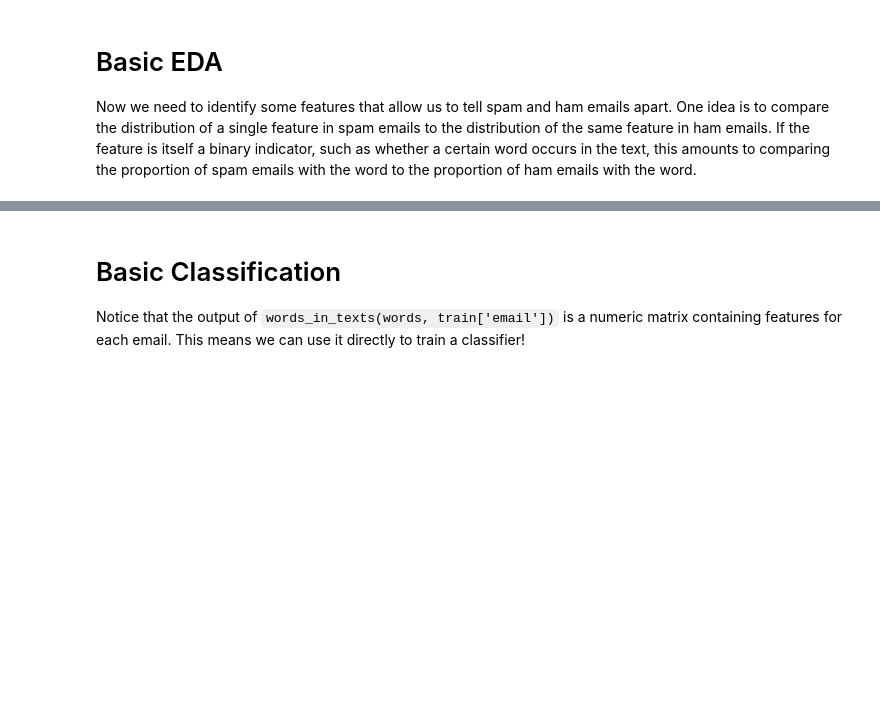
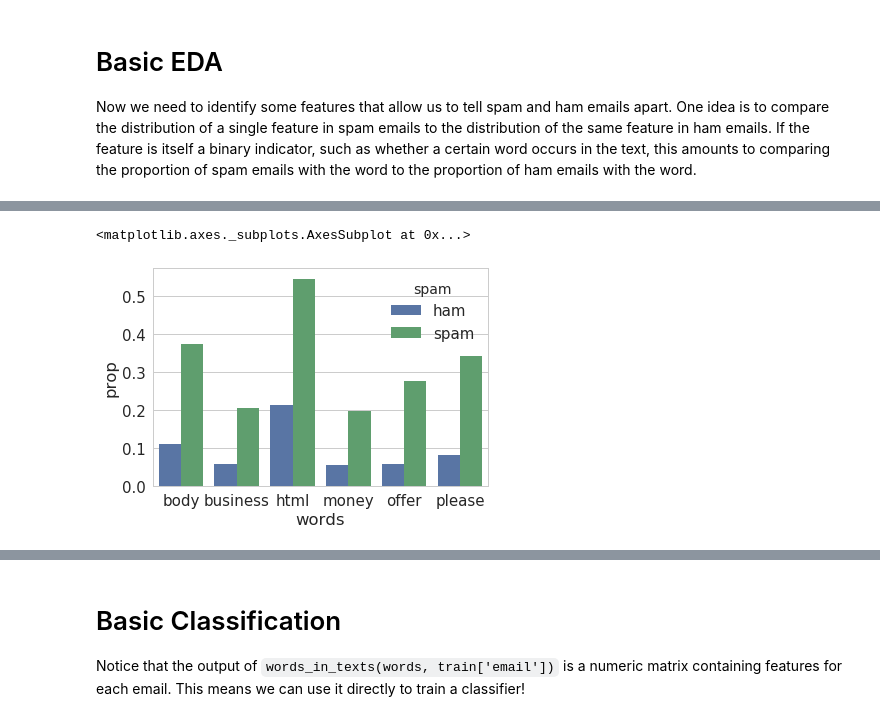
Before and after one commit to hacker0sean/DATA100, a Jupyter notebook: proj2/proj2.ipynb, the cells around one changed output, grey strips where cells are left out. Saved outputs shown, nothing was run; the diff lists cells and outputs as text; code cells hidden in the pictures; blank space fills up the shorter version.

```diff
--- a/proj2/proj2.ipynb
+++ b/proj2/proj2.ipynb
@@ -129,7 +159,14 @@ def words_in_texts(words, texts):
         NumPy array of 0s and 1s with shape (n, p) where n is the
         number of texts and p is the number of words.
     '''
-    indicator_array = ...
-    # YOUR CODE HERE
-    raise NotImplementedError()
+    indicator_array = []
+    for i in texts:
+        single_indicator = []
+        for j in words:
+            if j in i:
+                single_indicator.append(1)
+            else:
+                single_indicator.append(0)
+        indicator_array.append(single_indicator)
+    indicator_array = np.array(indicator_array)
     return indicator_array
@@ -155,3 +195,19 @@ raise NotImplementedError()
+# %%
+data = pd.read_csv('data/train.csv')
+category = ["body", "business", "html", "money", "offer", "please"]
+temp = words_in_texts(["body", "business", "html", "money", "offer", "please"], data[data.spam == 0]["email"])
+result1 = temp.sum(axis = 0) / len(temp)
+temp = words_in_texts(["body", "business", "html", "money", "offer", "please"], data[data.spam == 1]["email"])
+result2 = temp.sum(axis = 0) / len(temp)
+result = np.concatenate([result1, result2])
+# %%
+prop = pd.concat([pd.Series(result), pd.Series(np.concatenate([category, category])),pd.Series(["ham"] * len(category) + ["spam"] * len(category))], axis=1)
+prop.columns = ["prop", "words","spam"]
+# %%
+sns.barplot(x="words", y="prop", hue="spam", data=prop)
+# %% [output]
+<matplotlib.axes._subplots.AxesSubplot at 0x...>
+[figure, added]
 # %% [markdown]
 # Question 3b
 
```
Also changed, not shown: parts of 16 cells of this notebook, 2 other files.
